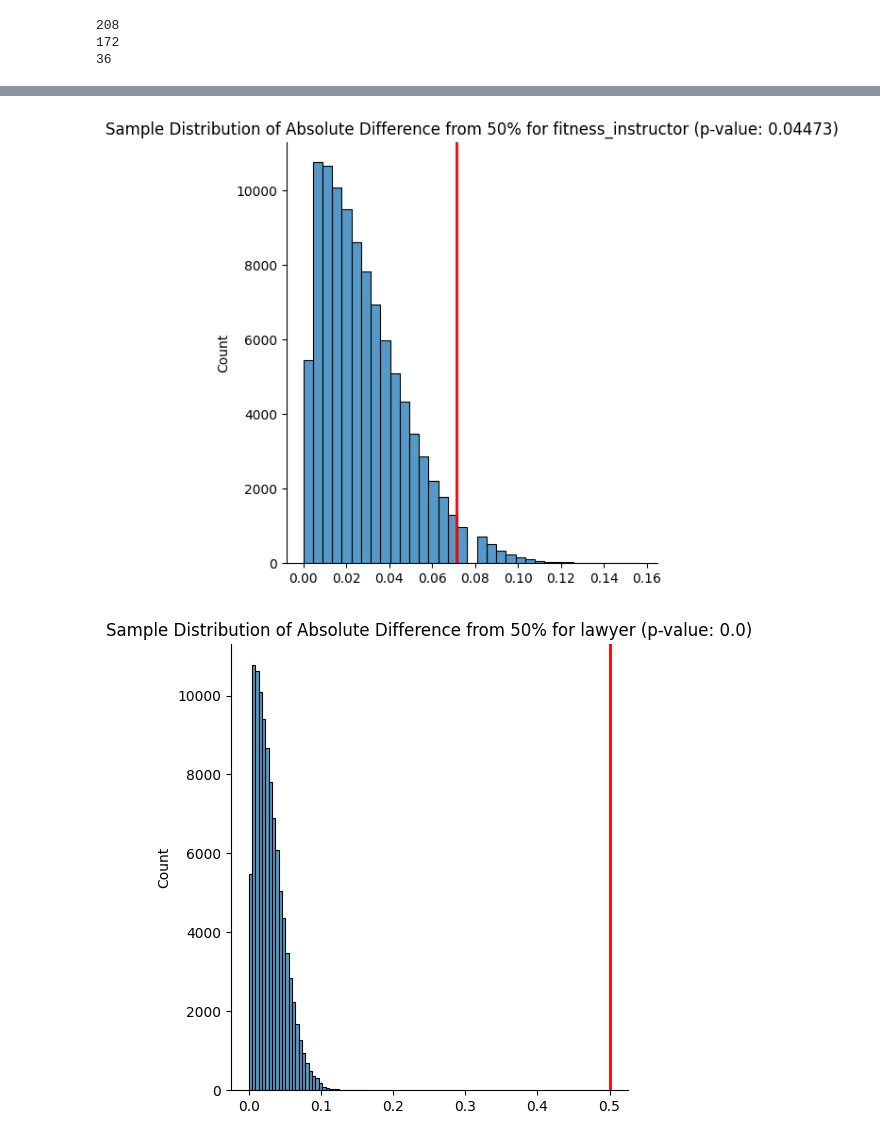
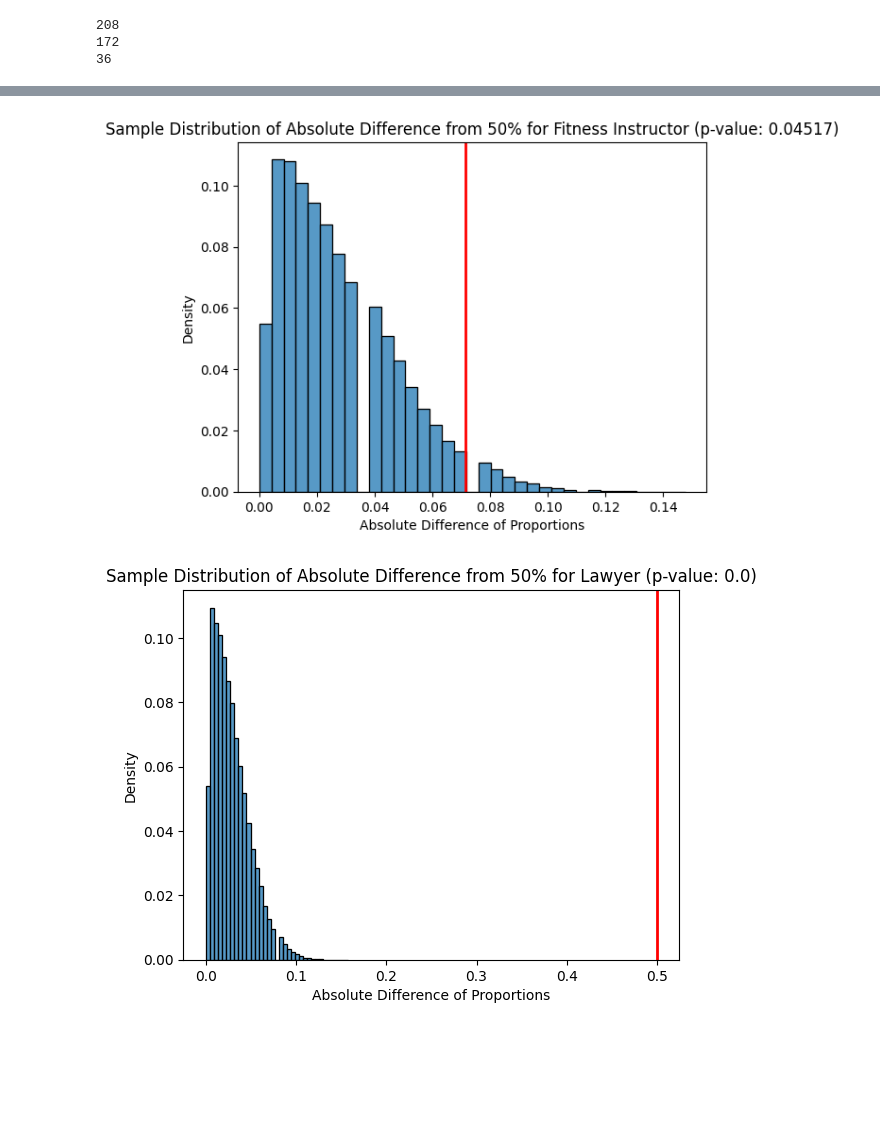
Before and after one commit to Grizlucks/DSC180B-CapstoneFinalProject, a Jupyter notebook: statistical_testing.ipynb, the cells around one changed output, grey strips where cells are left out. Drawn from its saved outputs; the diff is of its cells as text; code cells hidden in the pictures; blank space fills up the shorter version.

Commit message:
plots are made

```diff
--- a/statistical_testing.ipynb
+++ b/statistical_testing.ipynb
@@ -8,5 +11,8 @@ import os
 # %%
 DATA_PATH = "data/annotated_data/"
+OCCUPATIONS_NAMES = pd.Series(["Fitness Instructor","Lawyer","Bartender","Financial Analyst","Cook",
+                                "Dentist","Biological Scientist","Secondary School Teacher",
+                                "Pharmacist","Janitor"])
 OCCUPATIONS = pd.Series(["Fitness Instructor","Lawyer","Bartender","Financial Analyst","Cook",
                                 "Dentist","Biological Scientist","Secondary School Teacher",
                                 "Pharmacist","Janitor"]).str.lower().str.replace(" ","_")
@@ -41,6 +47,6 @@ for occupation in OCCUPATIONS:
     obs = np.mean(data_subset["is_male"])
     proportions[occupation] = obs
     obs = np.abs(.5 - np.mean(data_subset["is_male"]))
-    sample_stats = np.abs(.5 - np.random.choice([True,False],(data_subset.shape[0],100000)).mean(axis=0))
+    sample_stats = np.abs(.5 - np.random.choice([True,False],(data_subset.shape[0],100000,)).mean(axis=0))
     sample_dist[occupation] = {"obs":obs,"samples":sample_stats}
     p_vals[occupation] = np.mean(sample_stats >= obs)
@@ -75,11 +59,15 @@ dtype: float64
 # %%
-for occupation in OCCUPATIONS:
+for occupation_name in OCCUPATIONS_NAMES:
+    occupation = occupation_name.lower().replace(" ","_")
     p_value = p_vals[occupation]
     obs, sample_stats = (sample_dist[occupation]["obs"],sample_dist[occupation]["samples"])
-    sns.displot(sample_stats,bins=35,kde=False)
+    hist = sns.histplot(sample_stats,stat = "probability",bins=35)
+    ax = hist.axes
     plt.axvline(x=obs, color='red', linewidth=2);
-    plt.title(f"Sample Distribution of Absolute Difference from 50% for {occupation} (p-value: {p_value})")
+    plt.title(f"Sample Distribution of Absolute Difference from 50% for {occupation_name} (p-value: {p_value})",)
+    ax.set(xlabel='Absolute Difference of Proportions', ylabel='Density')
+    plt.savefig(f"./data/plot_data/{occupation}_plot",bbox_inches='tight')
     plt.show()
 # %% [output]
-[figure, old version]
+[figure, new version]
-[figure, old version]
+[figure, new version]
```
Also changed, not shown: parts of 5 cells of this notebook, 11 other files.
